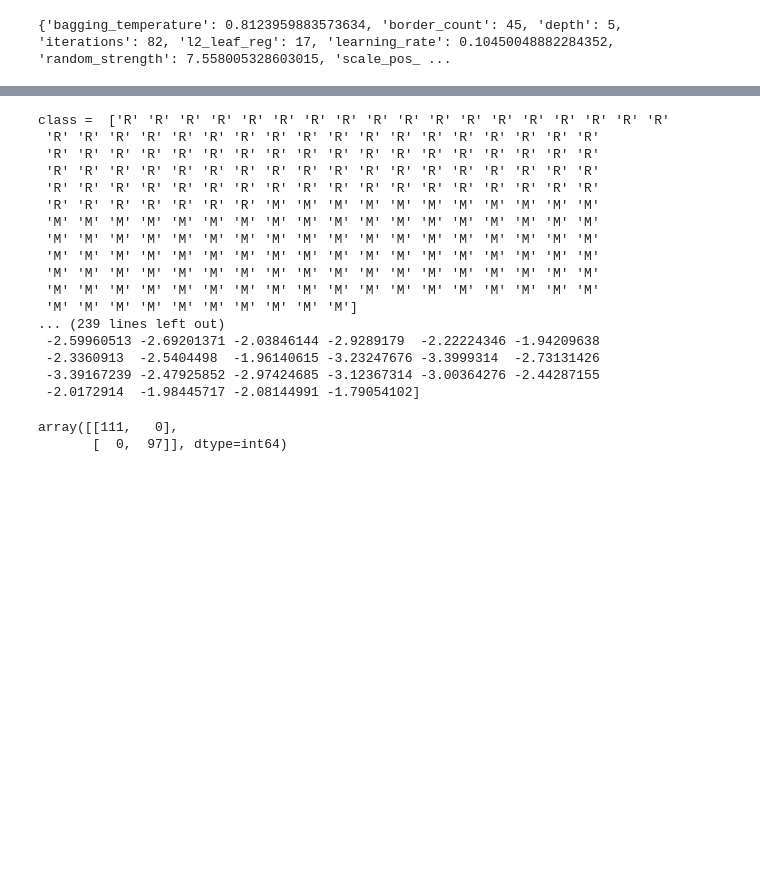
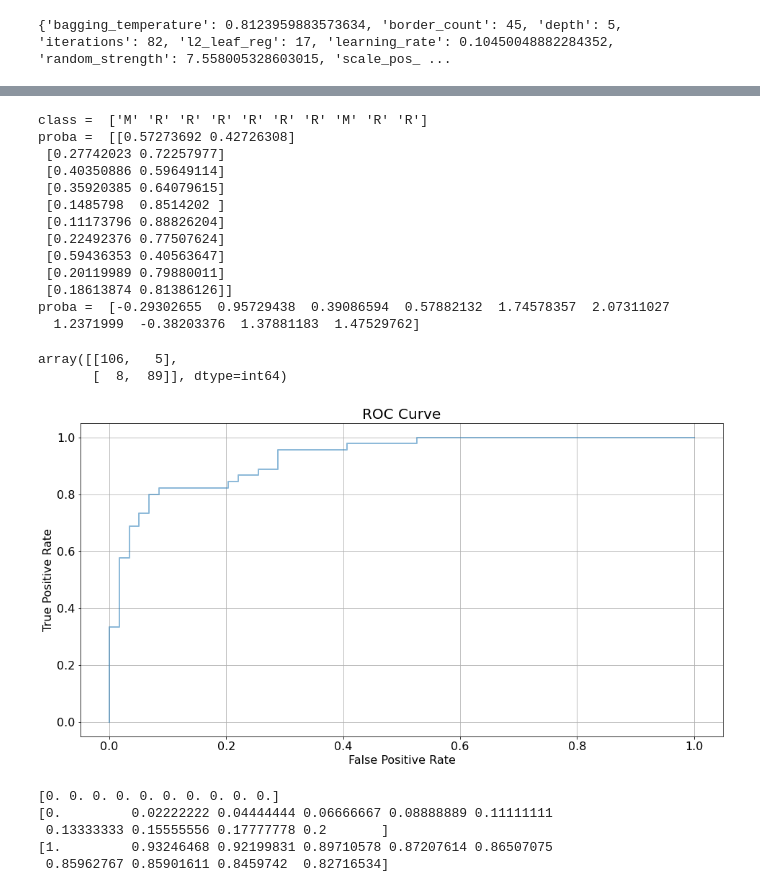
Before and after one commit to kurtholst/databricks_proj, a Jupyter notebook: Databricks_Notebooks/BayesianOptimizationCatboost.ipynb, the cells around one changed output, grey strips where cells are left out. Drawn from its saved outputs; the diff is of its cells as text; code cells hidden in the pictures; blank space fills up the shorter version.

```diff
--- a/Databricks_Notebooks/BayesianOptimizationCatboost.ipynb
+++ b/Databricks_Notebooks/BayesianOptimizationCatboost.ipynb
@@ -128,7 +140,7 @@ Labels for training and testing data
 # Define clf classifier
 clf = CatBoostClassifier(thread_count=2,
                          loss_function='Logloss',
-                         task_type="GPU", #task_type="CPU",
+                         task_type="GPU", devices='0:1', #task_type="CPU", device måske ikke nødvendig, ved kun 1 GPU device
                          od_type = 'Iter',
                          verbose= True)
 # %%
@@ -237,6 +250,6 @@ tuned_model = CatBoostClassifier(**best_params_bayesian, # **best_params,
                                  task_type = "CPU",
                                  od_type='Iter',
                                  one_hot_max_size=10)
-tuned_model.fit(X = data,
-             y = targets)
+tuned_model.fit(X = train_X,
+             y = train_y)
 # %% [output]
@@ -264,31 +277,27 @@ preds_raw_vals = tuned_model.predict(data, prediction_type='RawFormulaVal')
 preds_proba = tuned_model.predict(data, prediction_type='Probability')
 
 # Eller preds_proba = cb_model.predict_proba(data)
-print("class = ", preds_class)
-print("proba = ", preds_proba)
-print("proba = ", preds_raw_vals)
+print("class = ", preds_class[0:10])
+print("proba = ", preds_proba[0:10])
+print("proba = ", preds_raw_vals[0:10])
 # %% [output]
-class =  ['R' 'R' 'R' 'R' 'R' 'R' 'R' 'R' 'R' 'R' 'R' 'R' 'R' 'R' 'R' 'R' 'R' 'R'
- 'R' 'R' 'R' 'R' 'R' 'R' 'R' 'R' 'R' 'R' 'R' 'R' 'R' 'R' 'R' 'R' 'R' 'R'
- 'R' 'R' 'R' 'R' 'R' 'R' 'R' 'R' 'R' 'R' 'R' 'R' 'R' 'R' 'R' 'R' 'R' 'R'
- 'R' 'R' 'R' 'R' 'R' 'R' 'R' 'R' 'R' 'R' 'R' 'R' 'R' 'R' 'R' 'R' 'R' 'R'
- 'R' 'R' 'R' 'R' 'R' 'R' 'R' 'R' 'R' 'R' 'R' 'R' 'R' 'R' 'R' 'R' 'R' 'R'
- 'R' 'R' 'R' 'R' 'R' 'R' 'R' 'M' 'M' 'M' 'M' 'M' 'M' 'M' 'M' 'M' 'M' 'M'
- 'M' 'M' 'M' 'M' 'M' 'M' 'M' 'M' 'M' 'M' 'M' 'M' 'M' 'M' 'M' 'M' 'M' 'M'
- 'M' 'M' 'M' 'M' 'M' 'M' 'M' 'M' 'M' 'M' 'M' 'M' 'M' 'M' 'M' 'M' 'M' 'M'
- 'M' 'M' 'M' 'M' 'M' 'M' 'M' 'M' 'M' 'M' 'M' 'M' 'M' 'M' 'M' 'M' 'M' 'M'
- 'M' 'M' 'M' 'M' 'M' 'M' 'M' 'M' 'M' 'M' 'M' 'M' 'M' 'M' 'M' 'M' 'M' 'M'
- 'M' 'M' 'M' 'M' 'M' 'M' 'M' 'M' 'M' 'M' 'M' 'M' 'M' 'M' 'M' 'M' 'M' 'M'
- 'M' 'M' 'M' 'M' 'M' 'M' 'M' 'M' 'M' 'M']
-... (239 lines left out)
- -2.59960513 -2.69201371 -2.03846144 -2.9289179  -2.22224346 -1.94209638
- -2.3360913  -2.5404498  -1.96140615 -3.23247676 -3.3999314  -2.73131426
- -3.39167239 -2.47925852 -2.97424685 -3.12367314 -3.00364276 -2.44287155
- -2.0172914  -1.98445717 -2.08144991 -1.79054102]
+class =  ['M' 'R' 'R' 'R' 'R' 'R' 'R' 'M' 'R' 'R']
+proba =  [[0.57273692 0.42726308]
+ [0.27742023 0.72257977]
+ [0.40350886 0.59649114]
+ [0.35920385 0.64079615]
+ [0.1485798  0.8514202 ]
+ [0.11173796 0.88826204]
+ [0.22492376 0.77507624]
+ [0.59436353 0.40563647]
+ [0.20119989 0.79880011]
+ [0.18613874 0.81386126]]
+proba =  [-0.29302655  0.95729438  0.39086594  0.57882132  1.74578357  2.07311027
+  1.2371999  -0.38203376  1.37881183  1.47529762]
 # %%
 # Confusion matrix
 from sklearn.metrics import confusion_matrix
 confusion_matrix(y_true = y, y_pred = preds_class)
 # %% [output]
-array([[111,   0],
-       [  0,  97]], dtype=int64)
+array([[106,   5],
+       [  8,  89]], dtype=int64)
@@ -296,0 +304,19 @@ array([[111,   0],
+# %%
+# RoC Curve
+from catboost.utils import get_roc_curve
+
+catboost_pool = Pool(test_X, test_y)
+
+(fpr, tpr, thresholds) = get_roc_curve(tuned_model, catboost_pool, plot=True)
+print(fpr[0:10])
+print(tpr[0:10])
+print(thresholds[0:10])
+
+#get_roc_curve(tuned_model, catboost_pool, plot=True)
+# %% [output]
+[figure, added]
+[0. 0. 0. 0. 0. 0. 0. 0. 0. 0.]
+[0.         0.02222222 0.04444444 0.06666667 0.08888889 0.11111111
+ 0.13333333 0.15555556 0.17777778 0.2       ]
+[1.         0.93246468 0.92199831 0.89710578 0.87207614 0.86507075
+ 0.85962767 0.85901611 0.8459742  0.82716534]
```
Also changed, not shown: parts of 15 cells of this notebook, 8 other files.
